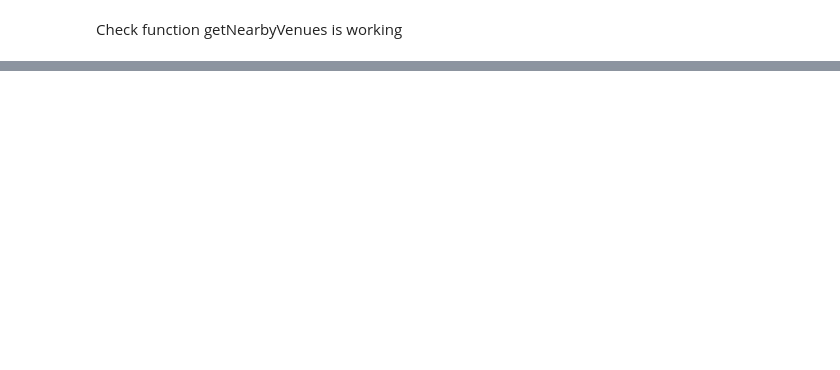
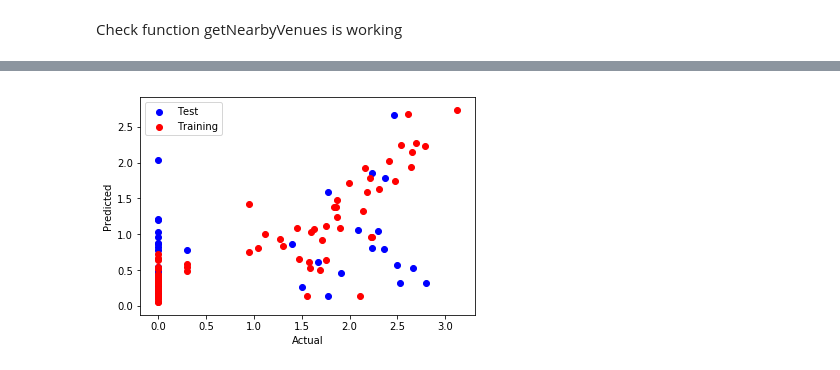
Before and after one commit to MattCommon/coursera-ibm-applied-data-science, a Jupyter notebook: Capstone Project.ipynb, the cells around one changed output, grey strips where cells are left out. Cells and saved outputs as stored; diff of their text form; code cells hidden in the pictures; blank space fills up the shorter version.

```diff
--- a/Capstone Project.ipynb
+++ b/Capstone Project.ipynb
@@ -241,7 +466,12 @@ plt.show()
 # %%
-plt.scatter(y_test, lasso_pred_test, color='blue')
-plt.scatter(y_train, lasso_pred_train, color='red')
+plt.scatter(y_test, lasso_pred_test, color='blue', label='Test')
+plt.scatter(y_train, lasso_pred_train, color='red', label='Training')
+plt.xlabel('Actual')
+plt.ylabel('Predicted')
+plt.legend(loc='upper left')
 plt.show()
+# %% [output]
+[figure, added]
 # %%
 lasso_pred_all = lasso.predict(X)
 # %%
```
Also changed, not shown: parts of 46 cells of this notebook.
